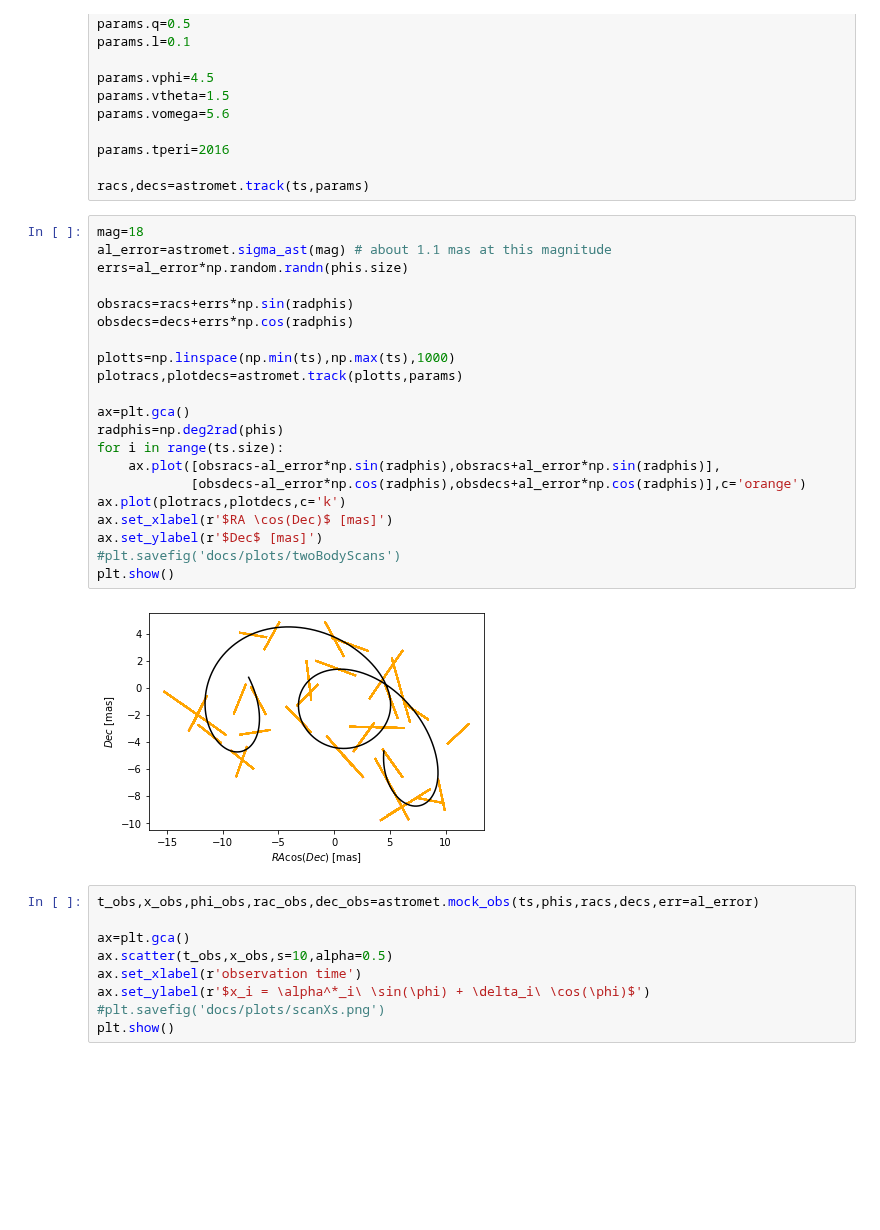
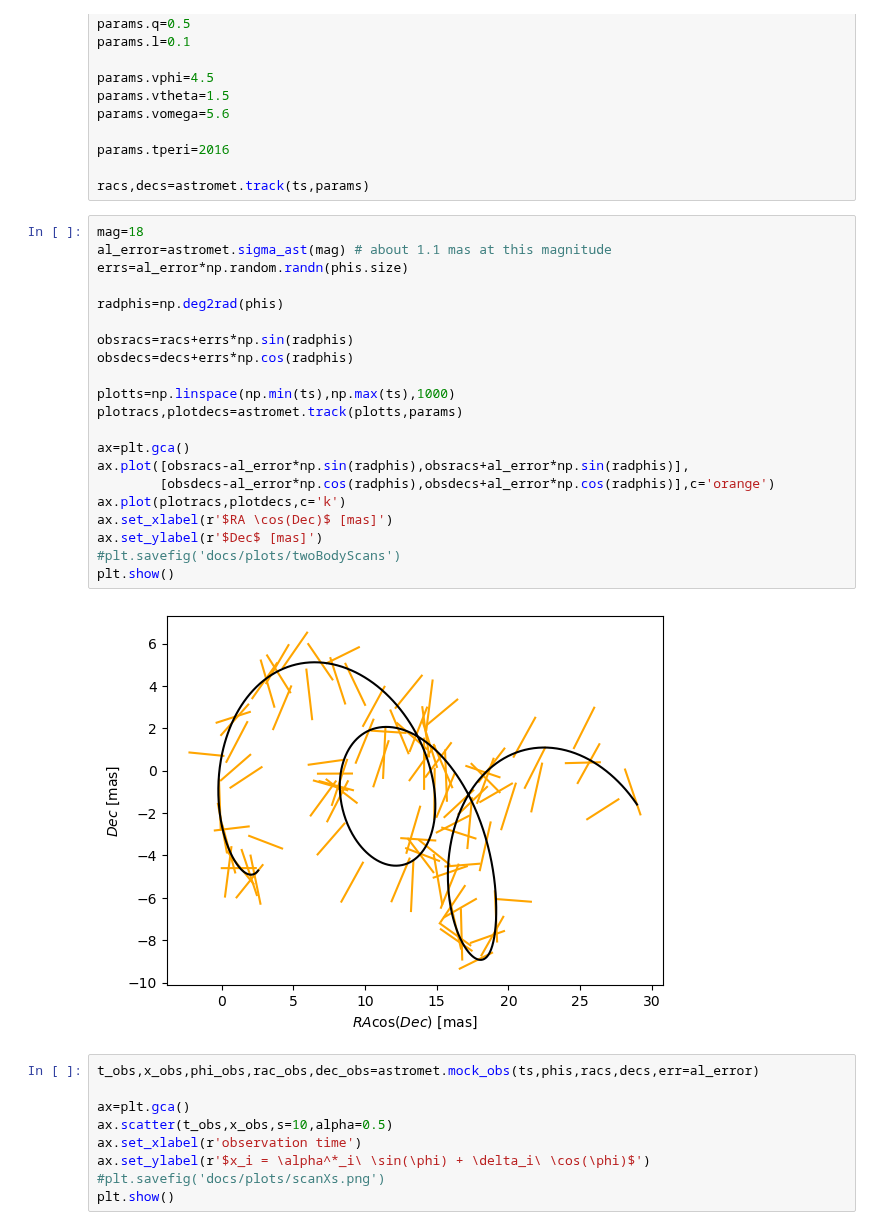
Before and after one commit to zpenoyre/astromet.py, a Jupyter notebook: example.ipynb, the cells around one changed output. Drawn from its saved outputs; the diff is of its cells as text; blank space fills up the shorter version.

```diff
--- a/example.ipynb
+++ b/example.ipynb
@@ -186,26 +187,26 @@ racs,decs=astromet.track(ts,params)
 # %%
 mag=18
 al_error=astromet.sigma_ast(mag) # about 1.1 mas at this magnitude
 errs=al_error*np.random.randn(phis.size)
+
+radphis=np.deg2rad(phis)
 
 obsracs=racs+errs*np.sin(radphis)
 obsdecs=decs+errs*np.cos(radphis)
 
 plotts=np.linspace(np.min(ts),np.max(ts),1000)
 plotracs,plotdecs=astromet.track(plotts,params)
 
 ax=plt.gca()
-radphis=np.deg2rad(phis)
-for i in range(ts.size):
-    ax.plot([obsracs-al_error*np.sin(radphis),obsracs+al_error*np.sin(radphis)],
-            [obsdecs-al_error*np.cos(radphis),obsdecs+al_error*np.cos(radphis)],c='orange')
+ax.plot([obsracs-al_error*np.sin(radphis),obsracs+al_error*np.sin(radphis)],
+        [obsdecs-al_error*np.cos(radphis),obsdecs+al_error*np.cos(radphis)],c='orange')
 ax.plot(plotracs,plotdecs,c='k')
 ax.set_xlabel(r'$RA \cos(Dec)$ [mas]')
 ax.set_ylabel(r'$Dec$ [mas]')
 #plt.savefig('docs/plots/twoBodyScans')
 plt.show()
 # %% [output]
-[figure, old version]
+[figure, new version]
 # %%
 t_obs,x_obs,phi_obs,rac_obs,dec_obs=astromet.mock_obs(ts,phis,racs,decs,err=al_error)
 
```
Also changed, not shown: parts of 9 cells of this notebook, 9 other files.
